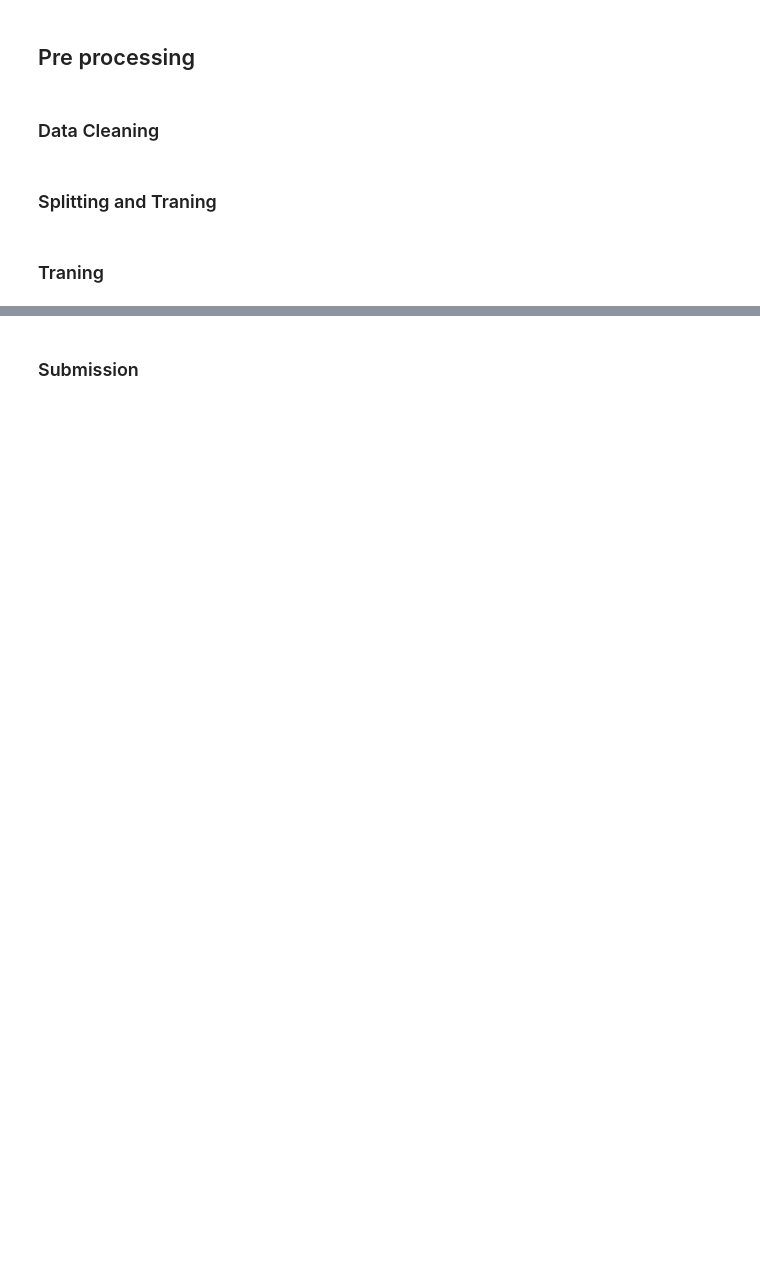
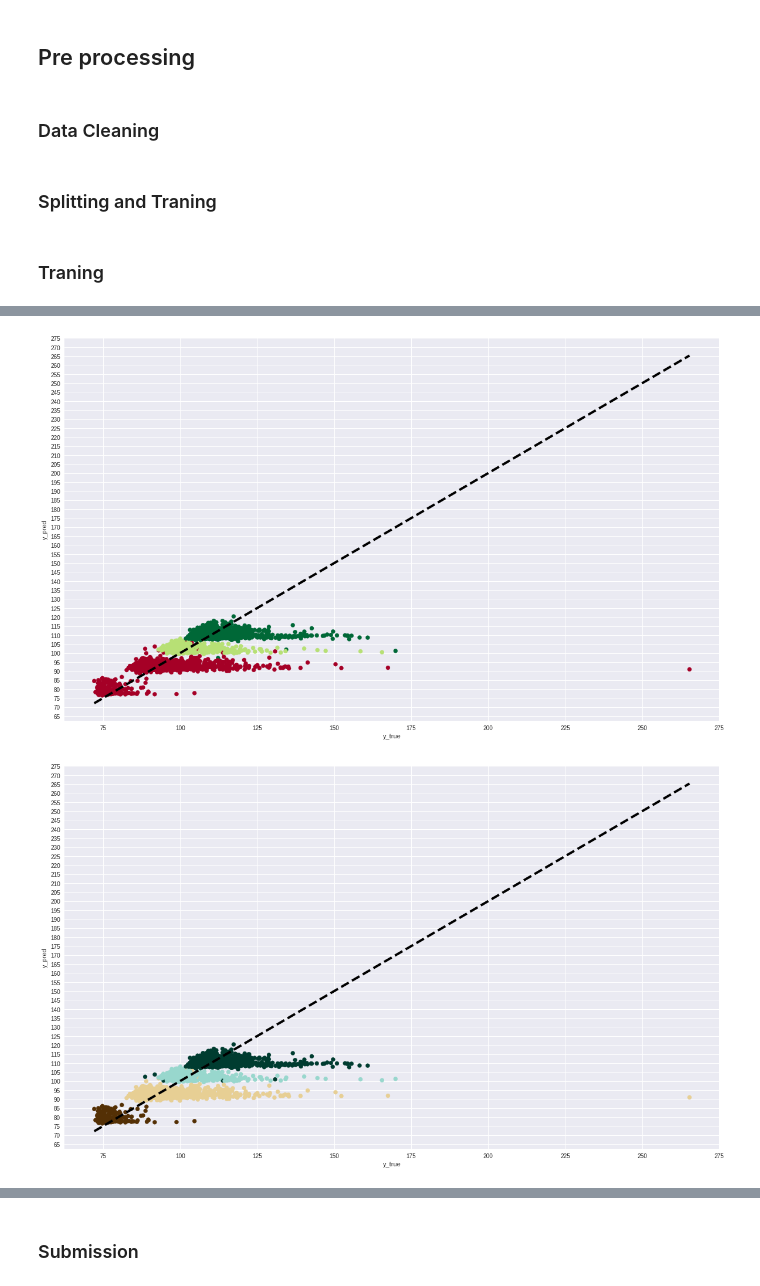
Before and after one commit to jovsa/mercedes-benz-greener-manufacturing, a Jupyter notebook: mercedes-benz-greener-manufacturing/notebooks/initial benchmark.ipynb, the cells around one changed output, grey strips where cells are left out. Saved outputs shown, nothing was run; the diff lists cells and outputs as text; code cells hidden in the pictures; blank space fills up the shorter version.

```diff
--- a/mercedes-benz-greener-manufacturing/notebooks/initial benchmark.ipynb
+++ b/mercedes-benz-greener-manufacturing/notebooks/initial benchmark.ipynb
@@ -43,8 +43,8 @@ test = pd.read_csv(os.path.join(DATA_PATH, 'test.csv'))
 sample_submission = pd.read_csv(os.path.join(DATA_PATH, 'sample_submission.csv'))
 
 # reseting index
-train = train.set_index('ID')
-test = test.set_index('ID')
+#train = train.set_index('ID')
+#test = test.set_index('ID')
 # %% [markdown]
 ## Pre processing
 # %%
@@ -101,8 +101,8 @@ test['eng1_X0_group_2'] = test[['X127', 'X118', 'X238']].apply(lambda x: 0 if(x[
                                                              else 3 if(x['X127']==0 and x['X118']==1)
                                                              else 4, axis=1)
 # %%
-train['eng1_bin_sum'] = train.iloc[:,9:377].apply(lambda x: np.sum(x), axis=1 )
-test['eng1_bin_sum'] = test.iloc[:,8:376].apply(lambda x: np.sum(x), axis=1 )
+train['eng1_bin_sum'] = train.iloc[:,10:378].apply(lambda x: np.sum(x), axis=1 )
+test['eng1_bin_sum'] = test.iloc[:,9:377].apply(lambda x: np.sum(x), axis=1 )
 # %% [markdown]
 ### Data Cleaning
 # %%
@@ -259,0 +423,24 @@ encoding column: X8 (original dtype: object )
+# %%
+majorLocator = MultipleLocator(5)
+fig, ax = plt.subplots(figsize=(20,12))
+plt.scatter( post_analysis['y_true'],  post_analysis['y_pred'], c=post_analysis['eng1_X0_group'], cmap=plt.cm.RdYlGn)
+plt.plot([ post_analysis['y_true'].min(),  post_analysis['y_true'].max()],
+        [ post_analysis['y_true'].min(),  post_analysis['y_true'].max()], 'k--', lw=4)
+ax.yaxis.set_major_locator(majorLocator)
+ax.set_xlabel('y_true')
+ax.set_ylabel('y_pred')
+plt.show()
+
+
+majorLocator = MultipleLocator(5)
+fig, ax = plt.subplots(figsize=(20,12))
+plt.scatter( post_analysis['y_true'],  post_analysis['y_pred'], c=post_analysis['eng1_X0_group_2'], cmap=plt.cm.BrBG)
+plt.plot([ post_analysis['y_true'].min(),  post_analysis['y_true'].max()],
+        [ post_analysis['y_true'].min(),  post_analysis['y_true'].max()], 'k--', lw=4)
+ax.yaxis.set_major_locator(majorLocator)
+ax.set_xlabel('y_true')
+ax.set_ylabel('y_pred')
+plt.show()
+# %% [output]
+[figure, added]
+[figure, added]
```
Also changed, not shown: parts of 35 cells of this notebook.
